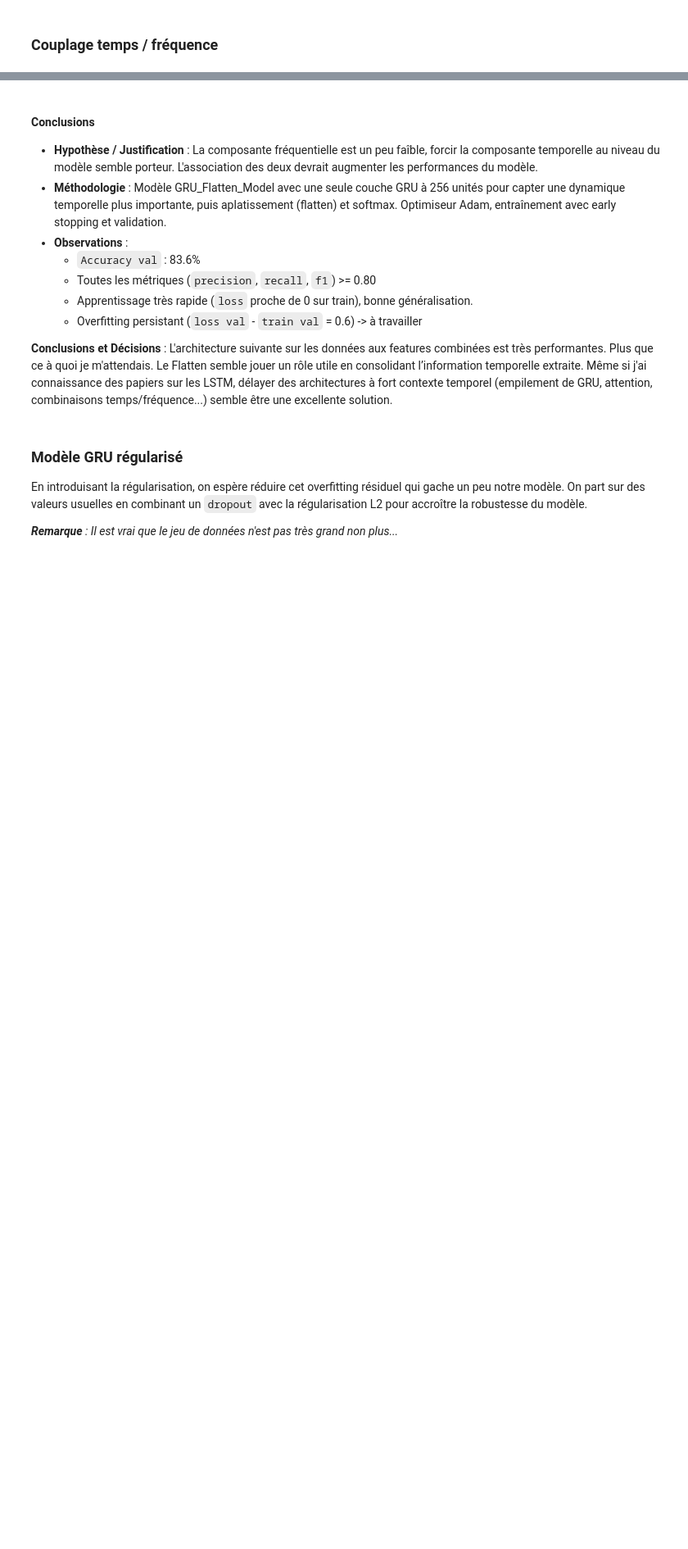
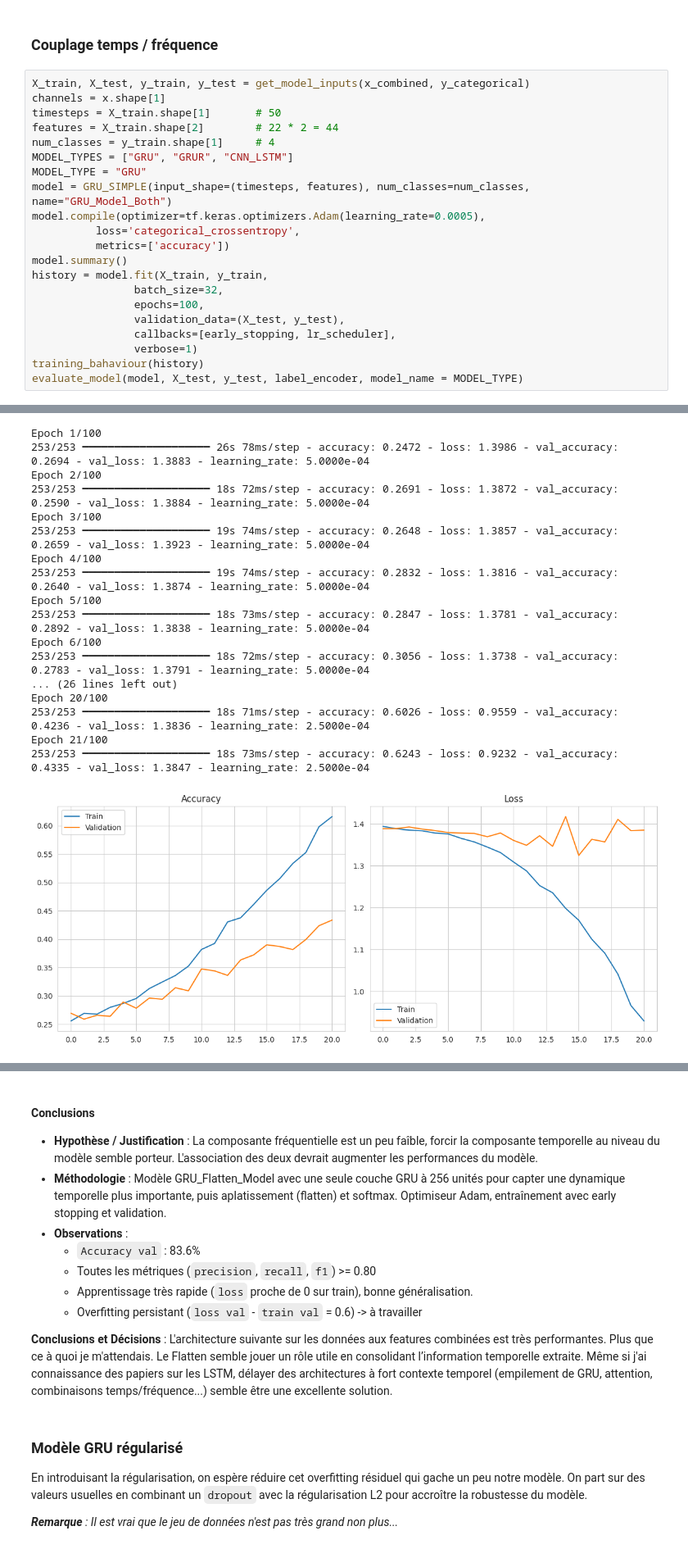
Before and after one commit to iRyann/EEG-Classification, a Jupyter notebook: eeg-classification.ipynb, the cells around one changed output, grey strips where cells are left out. Shown at 82% size. Drawn from its saved outputs; the diff is of its cells as text; blank space fills up the shorter version.

```diff
--- a/eeg-classification.ipynb
+++ b/eeg-classification.ipynb
@@ -1093,3 +1099,25 @@ Epoch 35/100
 - **Perspectives** : Un prétraitement plus poussé de la composante temporelle avec une transformée de Fourier à court terme serait certainement plus intéressant. À tester.
 # %% [markdown]
 ### Couplage temps / fréquence
+# %%
+X_train, X_test, y_train, y_test = get_model_inputs(x_combined, y_categorical)
+channels = x.shape[1]
+timesteps = X_train.shape[1]       # 50
+features = X_train.shape[2]        # 22 * 2 = 44
+num_classes = y_train.shape[1]     # 4
+MODEL_TYPES = ["GRU", "GRUR", "CNN_LSTM"]
+MODEL_TYPE = "GRU"
+model = GRU_SIMPLE(input_shape=(timesteps, features), num_classes=num_classes, name="GRU_Model_Both")
+model.compile(optimizer=tf.keras.optimizers.Adam(learning_rate=0.0005),
+          loss='categorical_crossentropy',
+          metrics=['accuracy'])
+model.summary()
+history = model.fit(X_train, y_train,
+                batch_size=32,
+                epochs=100,
+                validation_data=(X_test, y_test),
+                callbacks=[early_stopping, lr_scheduler],
+                verbose=1)
+training_bahaviour(history)
+evaluate_model(model, X_test, y_test, label_encoder, model_name = MODEL_TYPE)
+# %% [output]
@@ -1095,0 +1145,18 @@ Epoch 35/100
+Epoch 1/100
+253/253 ━━━━━━━━━━━━━━━━━━━━ 26s 78ms/step - accuracy: 0.2472 - loss: 1.3986 - val_accuracy: 0.2694 - val_loss: 1.3883 - learning_rate: 5.0000e-04
+Epoch 2/100
+253/253 ━━━━━━━━━━━━━━━━━━━━ 18s 72ms/step - accuracy: 0.2691 - loss: 1.3872 - val_accuracy: 0.2590 - val_loss: 1.3884 - learning_rate: 5.0000e-04
+Epoch 3/100
+253/253 ━━━━━━━━━━━━━━━━━━━━ 19s 74ms/step - accuracy: 0.2648 - loss: 1.3857 - val_accuracy: 0.2659 - val_loss: 1.3923 - learning_rate: 5.0000e-04
+Epoch 4/100
+253/253 ━━━━━━━━━━━━━━━━━━━━ 19s 74ms/step - accuracy: 0.2832 - loss: 1.3816 - val_accuracy: 0.2640 - val_loss: 1.3874 - learning_rate: 5.0000e-04
+Epoch 5/100
+253/253 ━━━━━━━━━━━━━━━━━━━━ 18s 73ms/step - accuracy: 0.2847 - loss: 1.3781 - val_accuracy: 0.2892 - val_loss: 1.3838 - learning_rate: 5.0000e-04
+Epoch 6/100
+253/253 ━━━━━━━━━━━━━━━━━━━━ 18s 72ms/step - accuracy: 0.3056 - loss: 1.3738 - val_accuracy: 0.2783 - val_loss: 1.3791 - learning_rate: 5.0000e-04
+... (26 lines left out)
+Epoch 20/100
+253/253 ━━━━━━━━━━━━━━━━━━━━ 18s 71ms/step - accuracy: 0.6026 - loss: 0.9559 - val_accuracy: 0.4236 - val_loss: 1.3836 - learning_rate: 2.5000e-04
+Epoch 21/100
+253/253 ━━━━━━━━━━━━━━━━━━━━ 18s 73ms/step - accuracy: 0.6243 - loss: 0.9232 - val_accuracy: 0.4335 - val_loss: 1.3847 - learning_rate: 2.5000e-04
+[figure, added]
```
Also changed, not shown: parts of 9 cells of this notebook.
